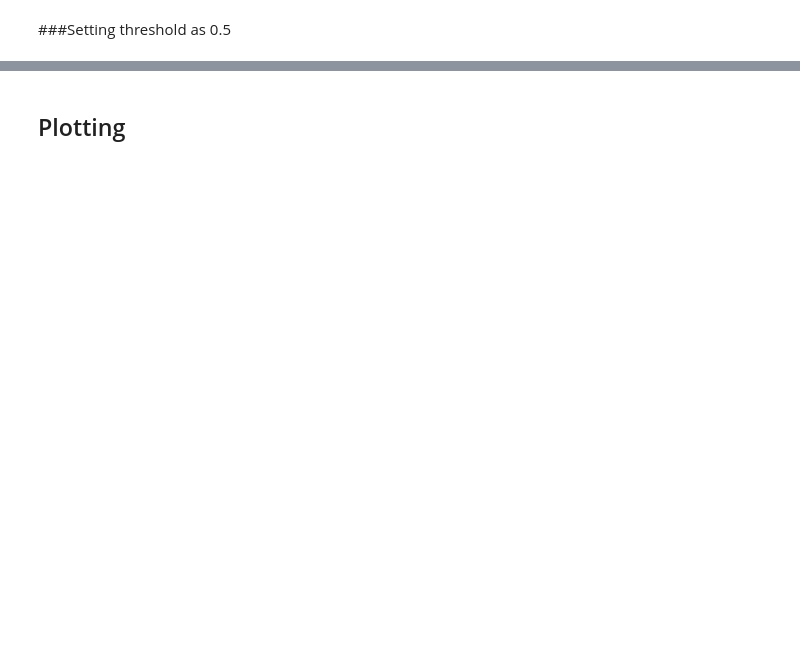
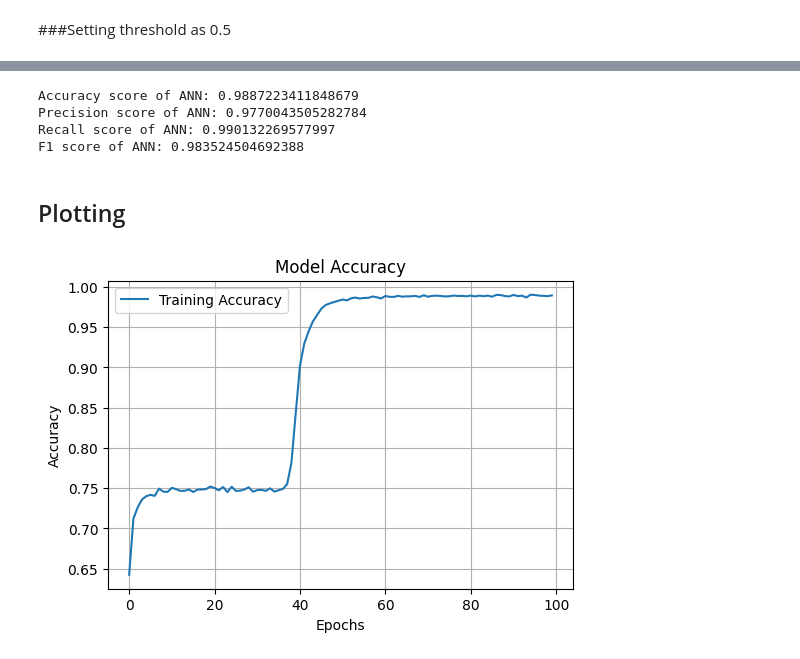
Before and after one commit to MidhulaMS/EV-Population-Prediction, a Jupyter notebook: EV_Population_Prediction.ipynb, the cells around one changed output, grey strips where cells are left out. Cells and saved outputs as stored; diff of their text form; code cells hidden in the pictures; blank space fills up the shorter version.

Commit message:
ANN model building

```diff
--- a/EV_Population_Prediction.ipynb
+++ b/EV_Population_Prediction.ipynb
@@ -1300,5 +1312,23 @@ print(classification_report(y_test, y_pred_bag))
 ## Artificial Neural Network
 # %% [markdown]
 ### ANN Model Building
+# %%
+# Create object for model
+ann_model = Sequential()
+# Add layers one by one on to the model
+ann_model.add(Dense(units = 5, activation = 'relu')) # 10 Neurons
+# are given as no. of perceptron
+
+
+# Final Layer (Output Layer)
+# For binary classification we use Sigmoid activation fn
+ann_model.add(Dense(units = 1, activation = 'sigmoid'))
 # %% [markdown]
 ### ANN Model Training
+# %%
+# Setting the parameters for training (Back propogation).
+ann_model.compile(optimizer = 'adam', loss = 'binary_crossentropy',
+                  metrics = ['accuracy'])
+# %%
+# Maintain History of model
+history = ann_model.fit(X_train, y_train, epochs = 100)
@@ -1311,2 +1388,28 @@ print(classification_report(y_test, y_pred_bag))
+# %%
+accuracy_ann = accuracy_score(y_test, y_pred)
+precision_ann = precision_score(y_test, y_pred)
+recall_ann = recall_score(y_test, y_pred)
+f1_ann = f1_score(y_test, y_pred)
+print('Accuracy score of ANN:', accuracy_ann)
+print('Precision score of ANN:', precision_ann)
+print('Recall score of ANN:', recall_ann)
+print('F1 score of ANN:', f1_ann)
+# %% [output]
+Accuracy score of ANN: 0.9887223411848679
+Precision score of ANN: 0.9770043505282784
+Recall score of ANN: 0.990132269577997
+F1 score of ANN: 0.983524504692388
 # %% [markdown]
 ## Plotting
+# %%
+# Accuracy Plot
+plt.figure(figsize=(6,4))
+plt.plot(history.history['accuracy'],label='Training Accuracy')
+plt.title('Model Accuracy')
+plt.xlabel('Epochs')
+plt.ylabel('Accuracy')
+plt.grid(True)
+plt.legend()
+plt.show()
+# %% [output]
+[figure, added]
```
Also changed, not shown: parts of 10 cells of this notebook.
